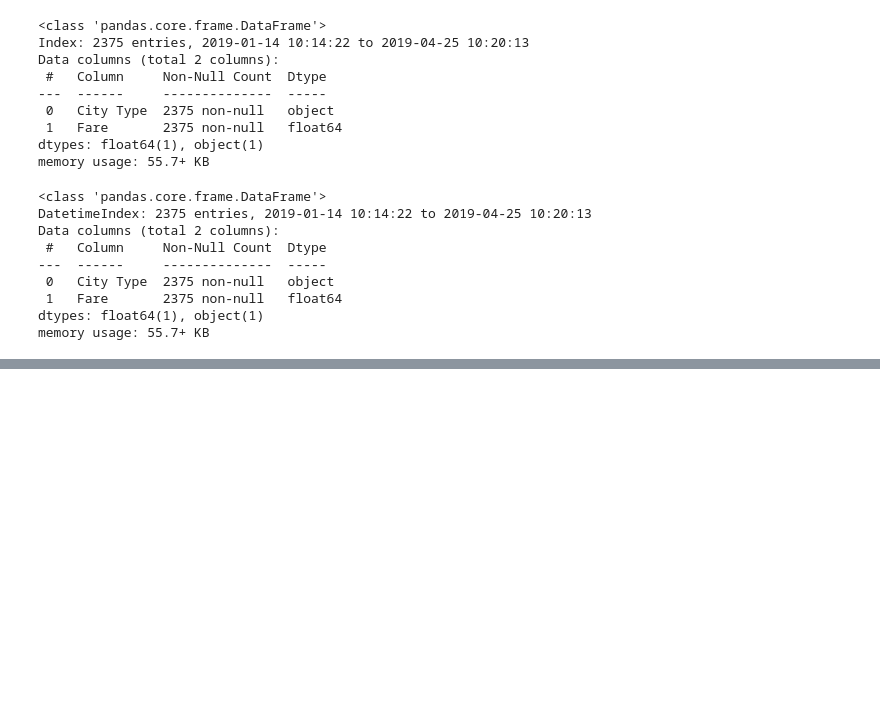
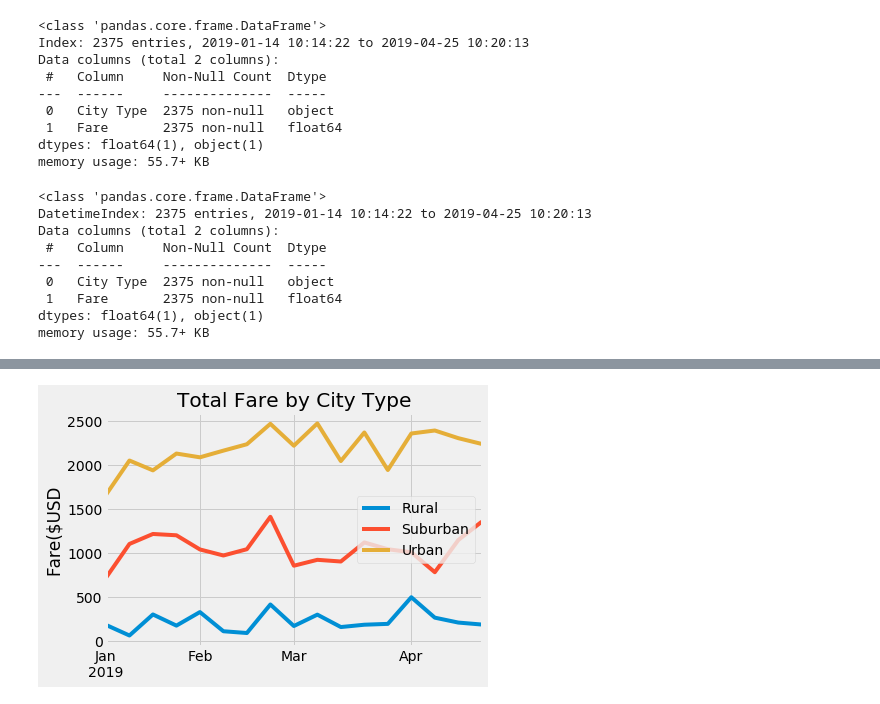
Before and after one commit to collinsculley/PyBer_Analysis, a Jupyter notebook: PyBer.ipynb, the cells around one changed output, grey strips where cells are left out. Drawn from its saved outputs; the diff is of its cells as text; code cells hidden in the pictures; blank space fills up the shorter version.

```diff
--- a/PyBer.ipynb
+++ b/PyBer.ipynb
@@ -950,0 +953,4 @@ Name: Fare, dtype: float64
+# %%
+# pivot table DF creation
+datePivotDF =  pd.pivot_table(dateDF, index='Date', columns='City Type', values='Fare')
+datePivotDF
@@ -950,0 +972,4 @@ Name: Fare, dtype: float64
+# %%
+# loc timeframe requested
+janAprilDF = datePivotDF.loc['2019-01-01':'2019-04-28']
+janAprilDF
@@ -950,0 +991,4 @@ Name: Fare, dtype: float64
+# %%
+# resample by week to create bins and find sums for each
+reSampleDF = janAprilDF.resample('W').sum()
+reSampleDF
@@ -950,0 +1015,21 @@ Name: Fare, dtype: float64
+# %%
+# plot bin DF via OOI method
+
+plt.style.use('fivethirtyeight')
+
+ax = plt.gca()
+
+reSampleDF.plot(kind='line',y='Rural', ax=ax)
+reSampleDF.plot(kind='line',y='Suburban', ax=ax)
+reSampleDF.plot(kind='line',y='Urban', ax=ax)
+
+# format functions
+plt.ylabel('Fare($USD')
+plt.xlabel('')
+plt.title("Total Fare by City Type")
+
+plt.savefig("analysis/Fig8.png")
+
+plt.show()
+# %% [output]
+[figure, added]
```
Also changed, not shown: parts of 6 cells of this notebook, 1 other file.
